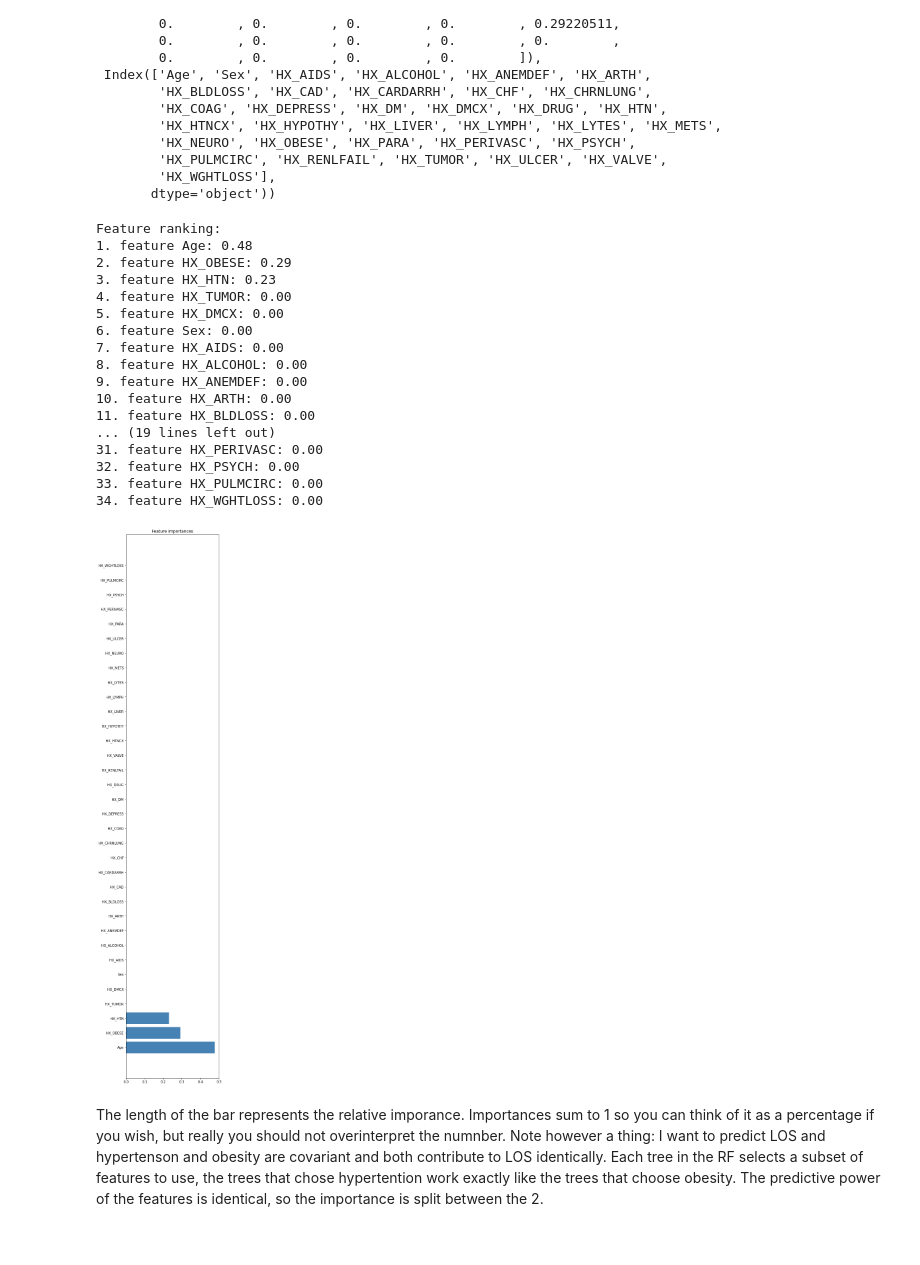
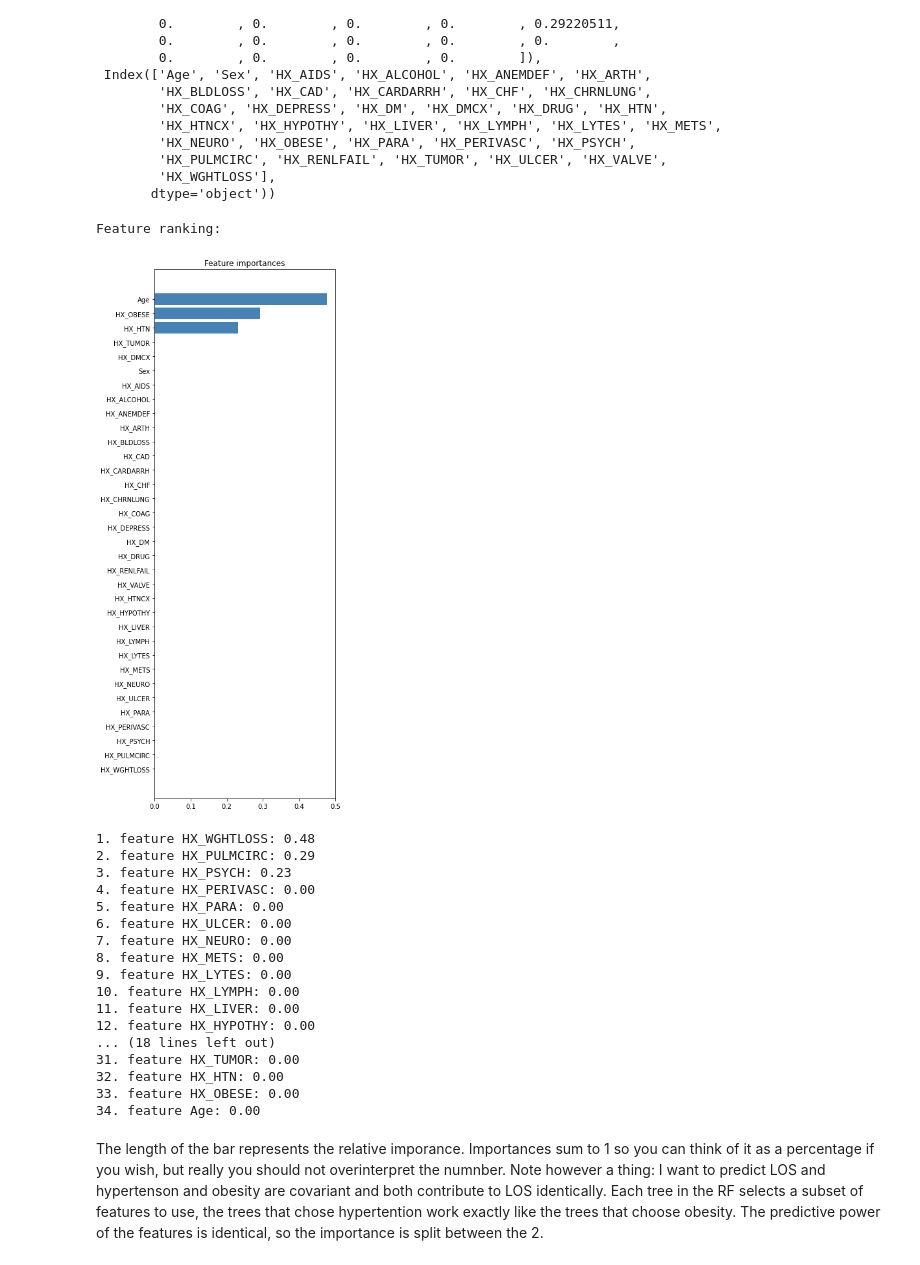
Before and after one commit to fedhere/covid19Vizs, a Jupyter notebook: COVID19LOS_featureExtractionRFexample.ipynb, the cells around one changed output. Drawn from its saved outputs; the diff is of its cells as text; code cells hidden in the pictures.

```diff
--- a/COVID19LOS_featureExtractionRFexample.ipynb
+++ b/COVID19LOS_featureExtractionRFexample.ipynb
@@ -169,40 +169,45 @@ regr.feature_importances_, features.columns
 # %%
 # Print the feature ranking
 # creating an index to sort features
-# from the most importante (highest value) of regr.feature_importances_ to the least important (lowest value)
-indices = np.argsort(regr.feature_importances_)[::-1] #reverse sorting with [::-1]
+# from the most important (highest value) of regr.feature_importances_ to the least important (lowest value)
+indices = np.argsort(regr.feature_importances_)
+
 columns = features.columns[indices] # the colun names ordered by importance
 
 print("Feature ranking:")
-for i,f in enumerate(columns):
-    print("{}. feature {}: {:.2f}".format(i + 1, f,
-                                   regr.feature_importances_[indices[i]]))
 
 # Plot the impurity-based feature importances of the forest
-plt.figure(figsize(5,30))
+plt.figure(figsize(5,15))
 plt.title("Feature importances")
 plt.barh(range(X_train.shape[1]), regr.feature_importances_[indices],
         color="Steelblue", align="center")
 plt.yticks(range(len(columns)), columns);
+plt.show()
+
+for i,f in enumerate(columns):
+    print("{}. feature {}: {:.2f}".format(i + 1, f,
+                                   regr.feature_importances_[indices[::-1][i]]))
+#[::-1] reverses index to have high importance first
 # %% [output]
 Feature ranking:
-1. feature Age: 0.48
-2. feature HX_OBESE: 0.29
-3. feature HX_HTN: 0.23
-4. feature HX_TUMOR: 0.00
-5. feature HX_DMCX: 0.00
-6. feature Sex: 0.00
-7. feature HX_AIDS: 0.00
-8. feature HX_ALCOHOL: 0.00
-9. feature HX_ANEMDEF: 0.00
-10. feature HX_ARTH: 0.00
-11. feature HX_BLDLOSS: 0.00
-... (19 lines left out)
-31. feature HX_PERIVASC: 0.00
-32. feature HX_PSYCH: 0.00
-33. feature HX_PULMCIRC: 0.00
-34. feature HX_WGHTLOSS: 0.00
-[figure, old version]
+[figure, new version]
+1. feature HX_WGHTLOSS: 0.48
+2. feature HX_PULMCIRC: 0.29
+3. feature HX_PSYCH: 0.23
+4. feature HX_PERIVASC: 0.00
+5. feature HX_PARA: 0.00
+6. feature HX_ULCER: 0.00
+7. feature HX_NEURO: 0.00
+8. feature HX_METS: 0.00
+9. feature HX_LYTES: 0.00
+10. feature HX_LYMPH: 0.00
+11. feature HX_LIVER: 0.00
+12. feature HX_HYPOTHY: 0.00
+... (18 lines left out)
+31. feature HX_TUMOR: 0.00
+32. feature HX_HTN: 0.00
+33. feature HX_OBESE: 0.00
+34. feature Age: 0.00
 # %% [markdown]
 The length of the bar represents the relative imporance. Importances sum to 1 so you can think of it as a percentage if you wish, but really you should not overinterpret the numnber.
 Note however a thing:  I want to predict LOS and hypertenson and obesity are covariant and both contribute to LOS identically. Each tree in the RF selects a subset of features to use, the trees that chose hypertention work exactly like the trees that choose obesity. The predictive power of the features is identical, so the importance is split between the 2.
```
Also changed, not shown: parts of 3 cells of this notebook.
